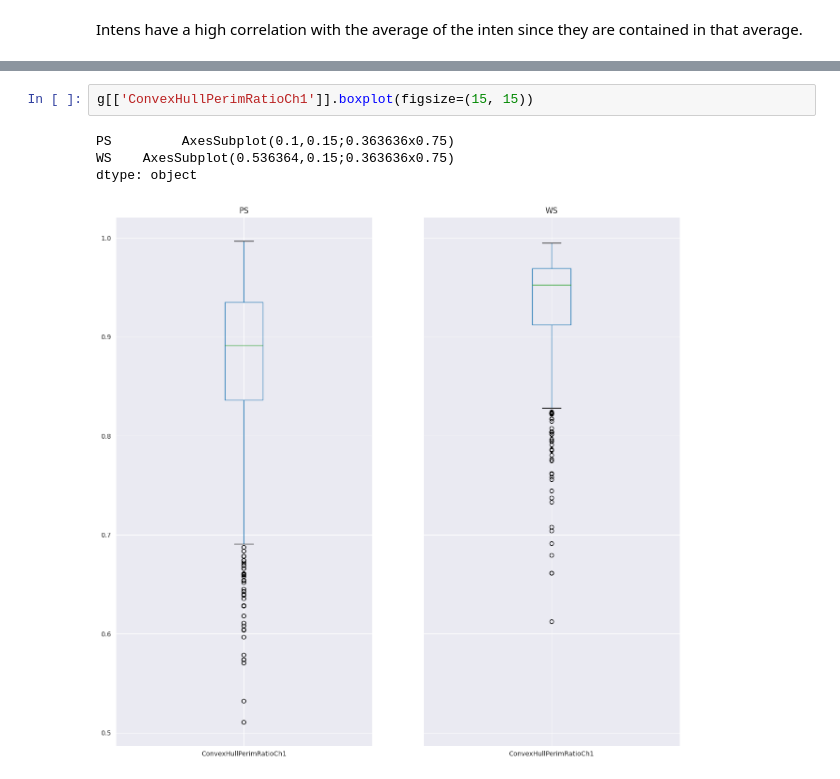
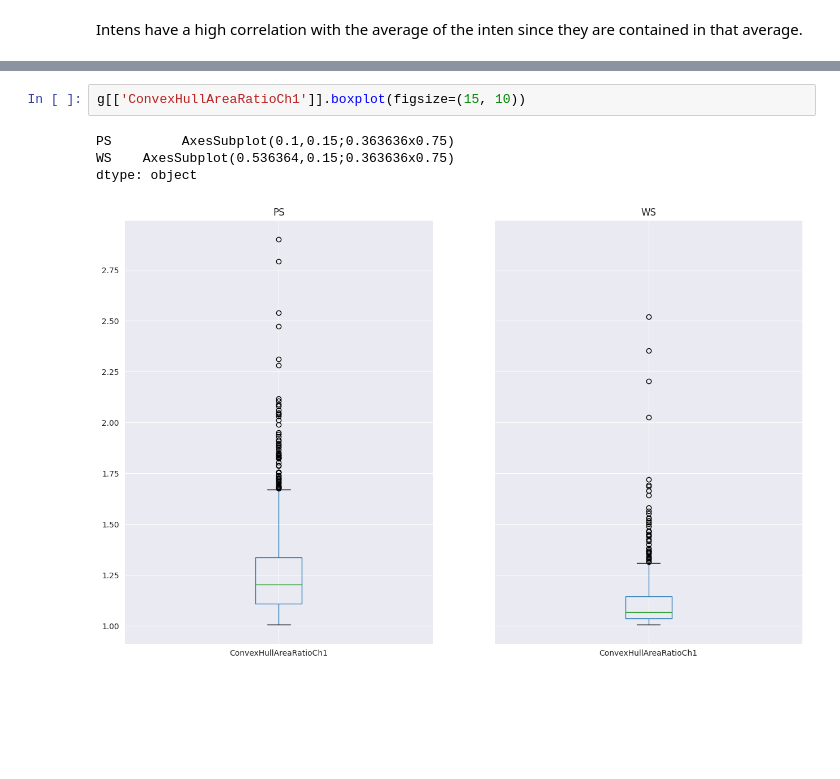
Before and after one commit to fweingartshofer/mc-ml, a Jupyter notebook: e01/01_cell_data_segmentation.ipynb, the cells around one changed output, grey strips where cells are left out. Saved outputs shown, nothing was run; the diff lists cells and outputs as text; blank space fills up the shorter version.

```diff
--- a/e01/01_cell_data_segmentation.ipynb
+++ b/e01/01_cell_data_segmentation.ipynb
@@ -122,7 +171,7 @@ dtype: object
 # %%
-g[['ConvexHullPerimRatioCh1']].boxplot(figsize=(15, 15))
+g[['ConvexHullAreaRatioCh1']].boxplot(figsize=(15, 10))
 # %% [output]
 PS         AxesSubplot(0.1,0.15;0.363636x0.75)
 WS    AxesSubplot(0.536364,0.15;0.363636x0.75)
 dtype: object
-[figure, old version]
+[figure, new version]
```
Also changed, not shown: parts of 20 cells of this notebook, 1 other file.
